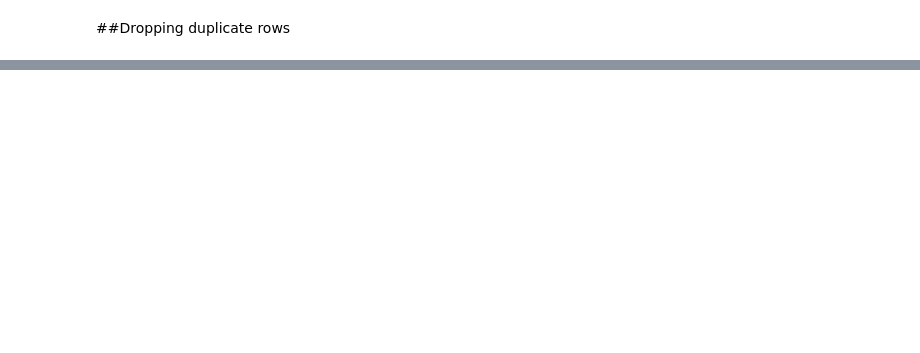
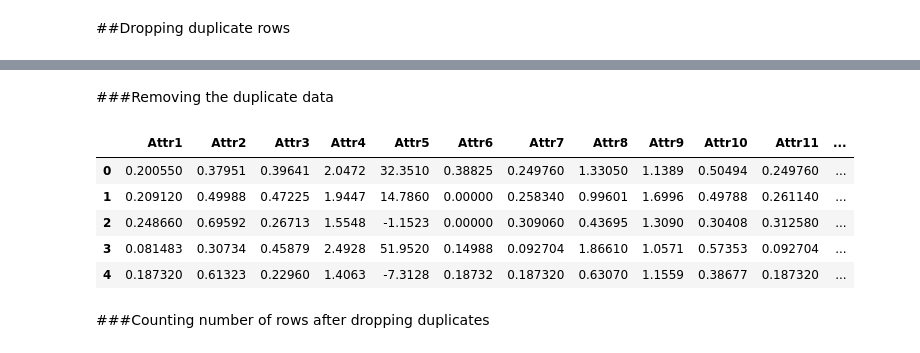
Before and after one commit to Careless-Caramel/Practice_1, a Jupyter notebook: Practice_1.ipynb, the cells around one changed output, grey strips where cells are left out. Drawn from its saved outputs; the diff is of its cells as text; code cells hidden in the pictures; blank space fills up the shorter version.

```diff
--- a/Practice_1.ipynb
+++ b/Practice_1.ipynb
@@ -95,0 +115,14 @@ print("Number of duplicate rows in year 5 : ",duplicate_rows_df_5year.shape)
+# %% [markdown]
+###Removing the duplicate data
+# %%
+df_1year=df_1year.drop_duplicates()
+df_1year.head()
+# %% [output]
+|  | Attr1 | Attr2 | Attr3 | Attr4 | Attr5 | Attr6 | Attr7 | Attr8 | Attr9 | Attr10 | Attr11 | ... |
+| 0 | 0.200550 | 0.37951 | 0.39641 | 2.0472 | 32.3510 | 0.38825 | 0.249760 | 1.33050 | 1.1389 | 0.50494 | 0.249760 | ... |
+| 1 | 0.209120 | 0.49988 | 0.47225 | 1.9447 | 14.7860 | 0.00000 | 0.258340 | 0.99601 | 1.6996 | 0.49788 | 0.261140 | ... |
+| 2 | 0.248660 | 0.69592 | 0.26713 | 1.5548 | -1.1523 | 0.00000 | 0.309060 | 0.43695 | 1.3090 | 0.30408 | 0.312580 | ... |
+| 3 | 0.081483 | 0.30734 | 0.45879 | 2.4928 | 51.9520 | 0.14988 | 0.092704 | 1.86610 | 1.0571 | 0.57353 | 0.092704 | ... |
+| 4 | 0.187320 | 0.61323 | 0.22960 | 1.4063 | -7.3128 | 0.18732 | 0.187320 | 0.63070 | 1.1559 | 0.38677 | 0.187320 | ... |
+# %% [markdown]
+###Counting number of rows after dropping duplicates
```
Also changed, not shown: parts of 20 cells of this notebook.
